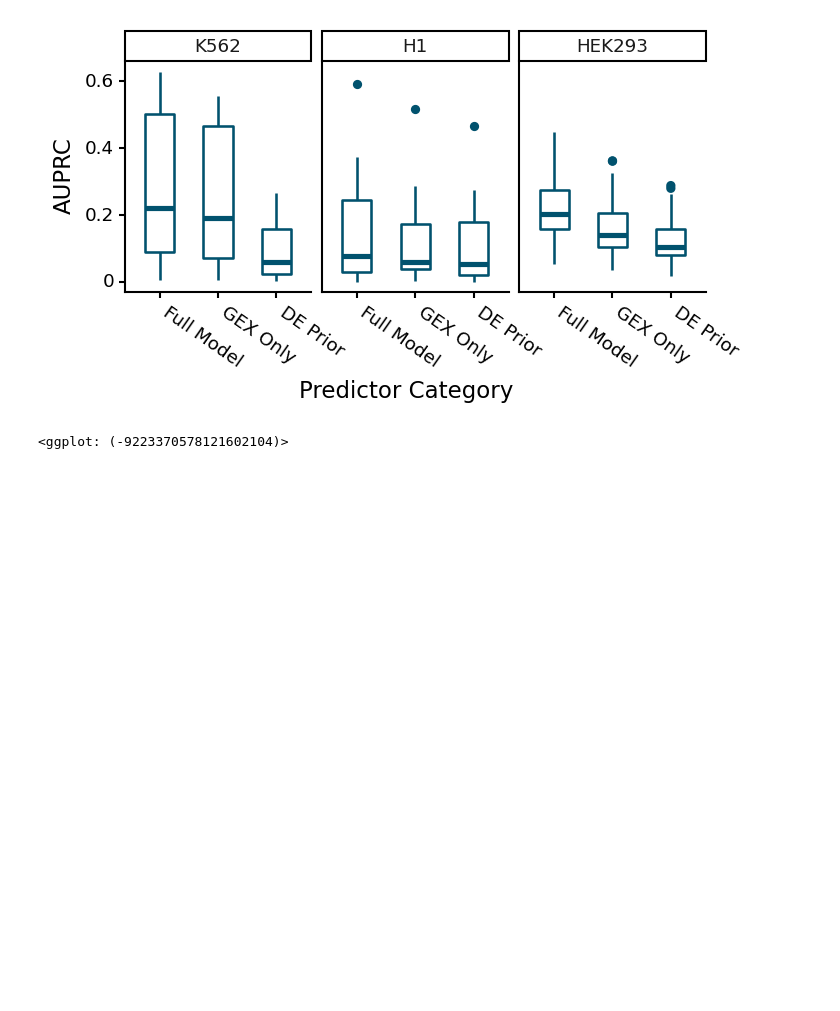
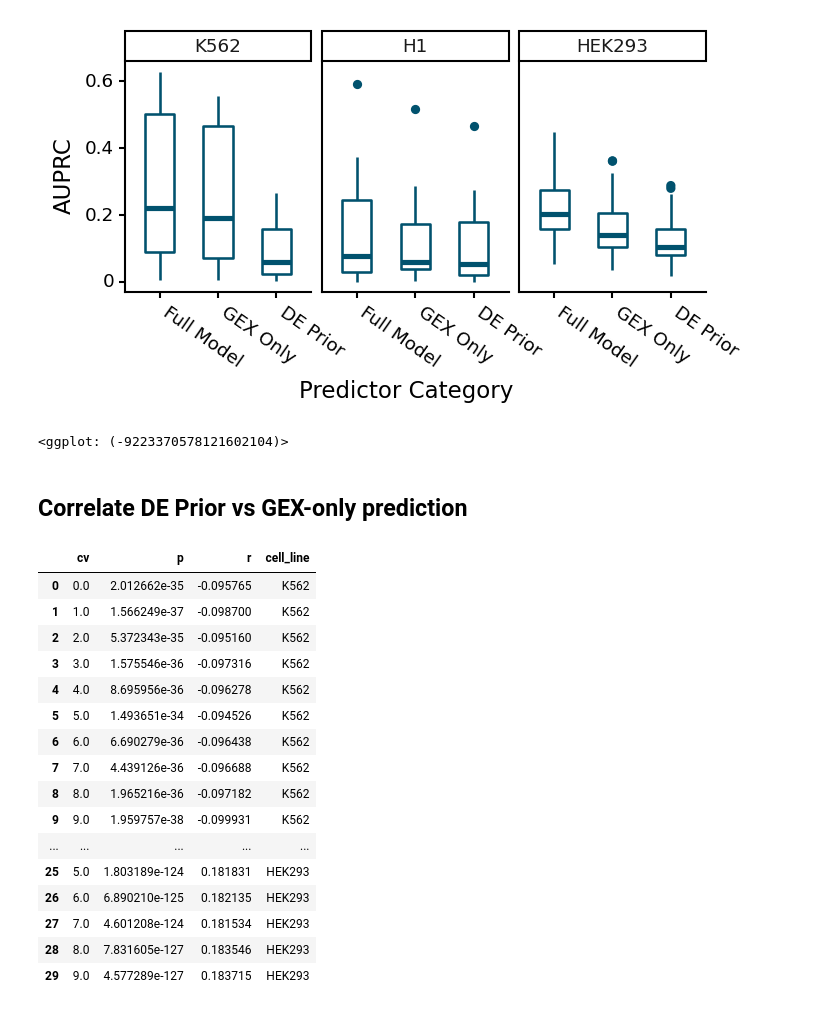
Before and after one commit to BrentLab/TFPertRespExplainer, a Jupyter notebook: WORKING_NOTEBOOKS/g3_revision.ipynb, the cells around one changed output. Cells and saved outputs as stored; diff of their text form; code cells hidden in the pictures; blank space fills up the shorter version.

Commit message:
Add DE prior comparison analysis

```diff
--- a/WORKING_NOTEBOOKS/g3_revision.ipynb
+++ b/WORKING_NOTEBOOKS/g3_revision.ipynb
@@ -531,3 +531,65 @@ ax.save('g3_revision/Human_DE_Prior_Comparison.pdf')
 # %% [output]
 [figure]
 <ggplot: (-9223370578121602104)>
+# %% [markdown]
+## Correlate DE Prior vs GEX-only prediction
+# %%
+def compare_de_prior_vs_model_pred(de_prior_df, pred_filepath, cv_filepath):
+    pred_df = pd.read_csv(pred_filepath)
+    cv_tfs = pd.read_csv(cv_filepath)
+    corr_df = pd.DataFrame()
+
+    for cv, _ in cv_tfs.groupby('cv'):
+        tf = cv_tfs.loc[cv_tfs['cv'] == cv, 'tf'].iloc[0]
+        pred_subdf = pred_df[pred_df['tf'] == tf]
+        comb_df = pred_subdf.merge(de_prior_df, left_on='gene', right_on='gene_ensg', how='inner')
+
+        r, p = ss.spearmanr(comb_df['pred'].values, comb_df['DE_Prior_Rank'].values)
+        corr_df = corr_df.append(pd.Series({'cv': cv, 'r': r, 'p': p}), ignore_index=True)
+    return corr_df
+# %%
+corr_df = pd.DataFrame()
+
+corr_subdf = compare_de_prior_vs_model_pred(
+    de_prior_df,
+    '../OUTPUT/human_k562/GEXonly/preds.csv.gz',
+    '../OUTPUT/human_k562/GEXonly/stats.csv.gz'
+)
+corr_subdf['cell_line'] = 'K562'
+corr_df = corr_df.append(corr_subdf, ignore_index=True)
+
+corr_subdf = compare_de_prior_vs_model_pred(
+    de_prior_df,
+    '../OUTPUT/human_h1/GEXonly/preds.csv.gz',
+    '../OUTPUT/human_h1/GEXonly/stats.csv.gz'
+)
+corr_subdf['cell_line'] = 'H1'
+corr_df = corr_df.append(corr_subdf, ignore_index=True)
+
+corr_subdf = compare_de_prior_vs_model_pred(
+    de_prior_df,
+    '../OUTPUT/human_hek293/GEXonly/preds.csv.gz',
+    '../OUTPUT/human_hek293/GEXonly/stats.csv.gz'
+)
+corr_subdf['cell_line'] = 'HEK293'
+corr_df = corr_df.append(corr_subdf, ignore_index=True)
+# %%
+corr_df
+# %% [output]
+|  | cv | p | r | cell_line |
+| 0 | 0.0 | 2.012662e-35 | -0.095765 | K562 |
+| 1 | 1.0 | 1.566249e-37 | -0.098700 | K562 |
+| 2 | 2.0 | 5.372343e-35 | -0.095160 | K562 |
+| 3 | 3.0 | 1.575546e-36 | -0.097316 | K562 |
+| 4 | 4.0 | 8.695956e-36 | -0.096278 | K562 |
+| 5 | 5.0 | 1.493651e-34 | -0.094526 | K562 |
+| 6 | 6.0 | 6.690279e-36 | -0.096438 | K562 |
+| 7 | 7.0 | 4.439126e-36 | -0.096688 | K562 |
+| 8 | 8.0 | 1.965216e-36 | -0.097182 | K562 |
+| 9 | 9.0 | 1.959757e-38 | -0.099931 | K562 |
+| ... | ... | ... | ... | ... |
+| 25 | 5.0 | 1.803189e-124 | 0.181831 | HEK293 |
+| 26 | 6.0 | 6.890210e-125 | 0.182135 | HEK293 |
+| 27 | 7.0 | 4.601208e-124 | 0.181534 | HEK293 |
+| 28 | 8.0 | 7.831605e-127 | 0.183546 | HEK293 |
+| 29 | 9.0 | 4.577289e-127 | 0.183715 | HEK293 |
```
Also changed, not shown: parts of 1 cell of this notebook.
